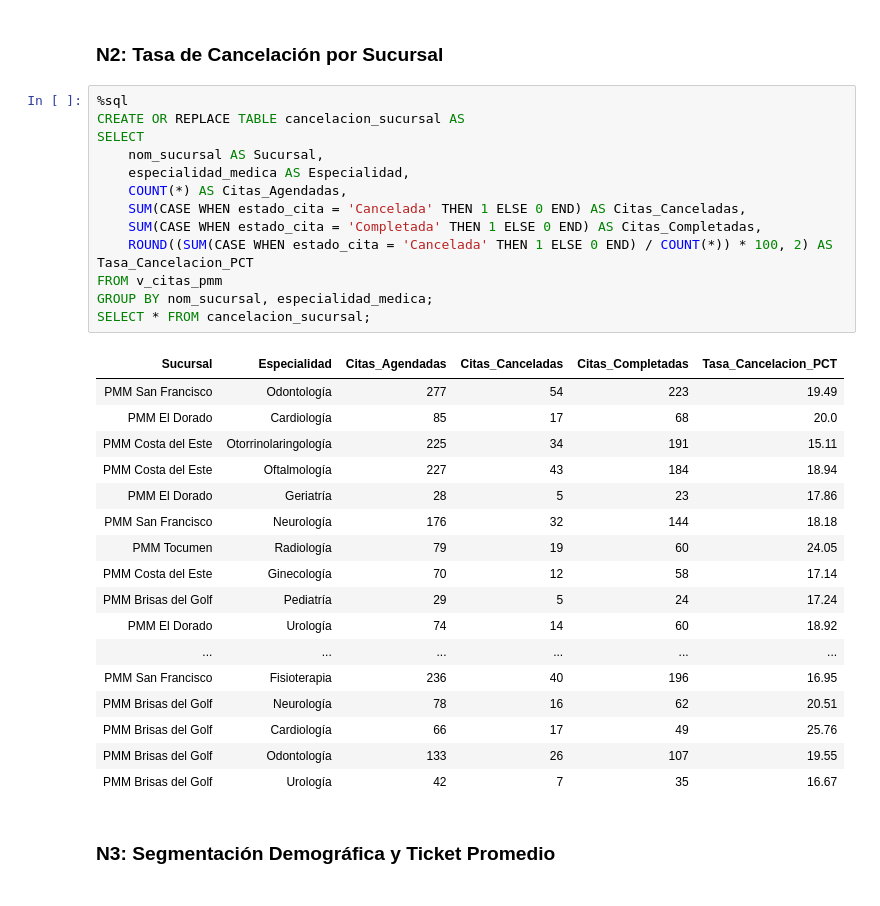
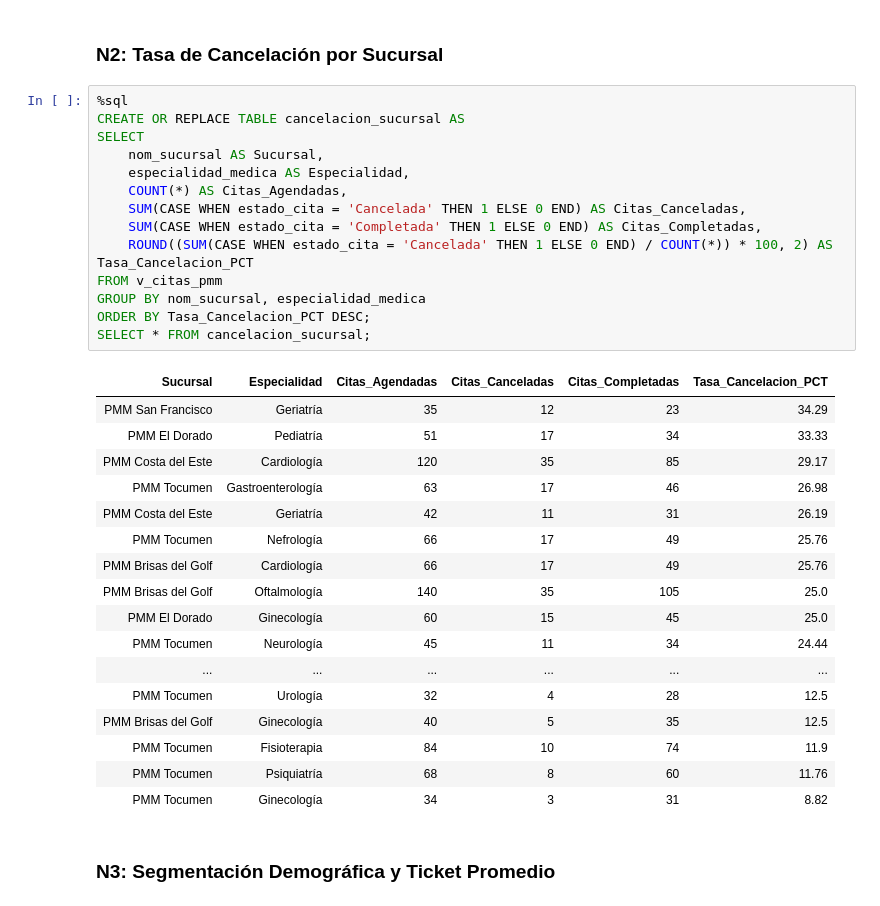
Before and after one commit to Akaru0/Panama-Metropolitan-Medical---Proyecto-Databricks, a Jupyter notebook: 04_analisis_sql.ipynb, the cells around one changed output. Drawn from its saved outputs; the diff is of its cells as text.

```diff
--- a/04_analisis_sql.ipynb
+++ b/04_analisis_sql.ipynb
@@ -50,34 +51,35 @@ SELECT * FROM rendimiento_aseguradora;
 # %%
 %sql
 CREATE OR REPLACE TABLE cancelacion_sucursal AS
 SELECT
     nom_sucursal AS Sucursal,
     especialidad_medica AS Especialidad,
     COUNT(*) AS Citas_Agendadas,
     SUM(CASE WHEN estado_cita = 'Cancelada' THEN 1 ELSE 0 END) AS Citas_Canceladas,
     SUM(CASE WHEN estado_cita = 'Completada' THEN 1 ELSE 0 END) AS Citas_Completadas,
     ROUND((SUM(CASE WHEN estado_cita = 'Cancelada' THEN 1 ELSE 0 END) / COUNT(*)) * 100, 2) AS Tasa_Cancelacion_PCT
 FROM v_citas_pmm
-GROUP BY nom_sucursal, especialidad_medica;
+GROUP BY nom_sucursal, especialidad_medica
+ORDER BY Tasa_Cancelacion_PCT DESC;
 SELECT * FROM cancelacion_sucursal;
 # %% [output]
 | Sucursal | Especialidad | Citas_Agendadas | Citas_Canceladas | Citas_Completadas | Tasa_Cancelacion_PCT |
-| PMM San Francisco | Odontología | 277 | 54 | 223 | 19.49 |
-| PMM El Dorado | Cardiología | 85 | 17 | 68 | 20.0 |
-| PMM Costa del Este | Otorrinolaringología | 225 | 34 | 191 | 15.11 |
-| PMM Costa del Este | Oftalmología | 227 | 43 | 184 | 18.94 |
-| PMM El Dorado | Geriatría | 28 | 5 | 23 | 17.86 |
-| PMM San Francisco | Neurología | 176 | 32 | 144 | 18.18 |
-| PMM Tocumen | Radiología | 79 | 19 | 60 | 24.05 |
-| PMM Costa del Este | Ginecología | 70 | 12 | 58 | 17.14 |
-| PMM Brisas del Golf | Pediatría | 29 | 5 | 24 | 17.24 |
-| PMM El Dorado | Urología | 74 | 14 | 60 | 18.92 |
+| PMM San Francisco | Geriatría | 35 | 12 | 23 | 34.29 |
+| PMM El Dorado | Pediatría | 51 | 17 | 34 | 33.33 |
+| PMM Costa del Este | Cardiología | 120 | 35 | 85 | 29.17 |
+| PMM Tocumen | Gastroenterología | 63 | 17 | 46 | 26.98 |
+| PMM Costa del Este | Geriatría | 42 | 11 | 31 | 26.19 |
+| PMM Tocumen | Nefrología | 66 | 17 | 49 | 25.76 |
+| PMM Brisas del Golf | Cardiología | 66 | 17 | 49 | 25.76 |
+| PMM Brisas del Golf | Oftalmología | 140 | 35 | 105 | 25.0 |
+| PMM El Dorado | Ginecología | 60 | 15 | 45 | 25.0 |
+| PMM Tocumen | Neurología | 45 | 11 | 34 | 24.44 |
 | ... | ... | ... | ... | ... | ... |
-| PMM San Francisco | Fisioterapia | 236 | 40 | 196 | 16.95 |
-| PMM Brisas del Golf | Neurología | 78 | 16 | 62 | 20.51 |
-| PMM Brisas del Golf | Cardiología | 66 | 17 | 49 | 25.76 |
-| PMM Brisas del Golf | Odontología | 133 | 26 | 107 | 19.55 |
-| PMM Brisas del Golf | Urología | 42 | 7 | 35 | 16.67 |
+| PMM Tocumen | Urología | 32 | 4 | 28 | 12.5 |
+| PMM Brisas del Golf | Ginecología | 40 | 5 | 35 | 12.5 |
+| PMM Tocumen | Fisioterapia | 84 | 10 | 74 | 11.9 |
+| PMM Tocumen | Psiquiatría | 68 | 8 | 60 | 11.76 |
+| PMM Tocumen | Ginecología | 34 | 3 | 31 | 8.82 |
 # %% [markdown]
 ### N3: Segmentación Demográfica y Ticket Promedio
 # %%
```
Also changed, not shown: parts of 5 cells of this notebook, 1 other file.
